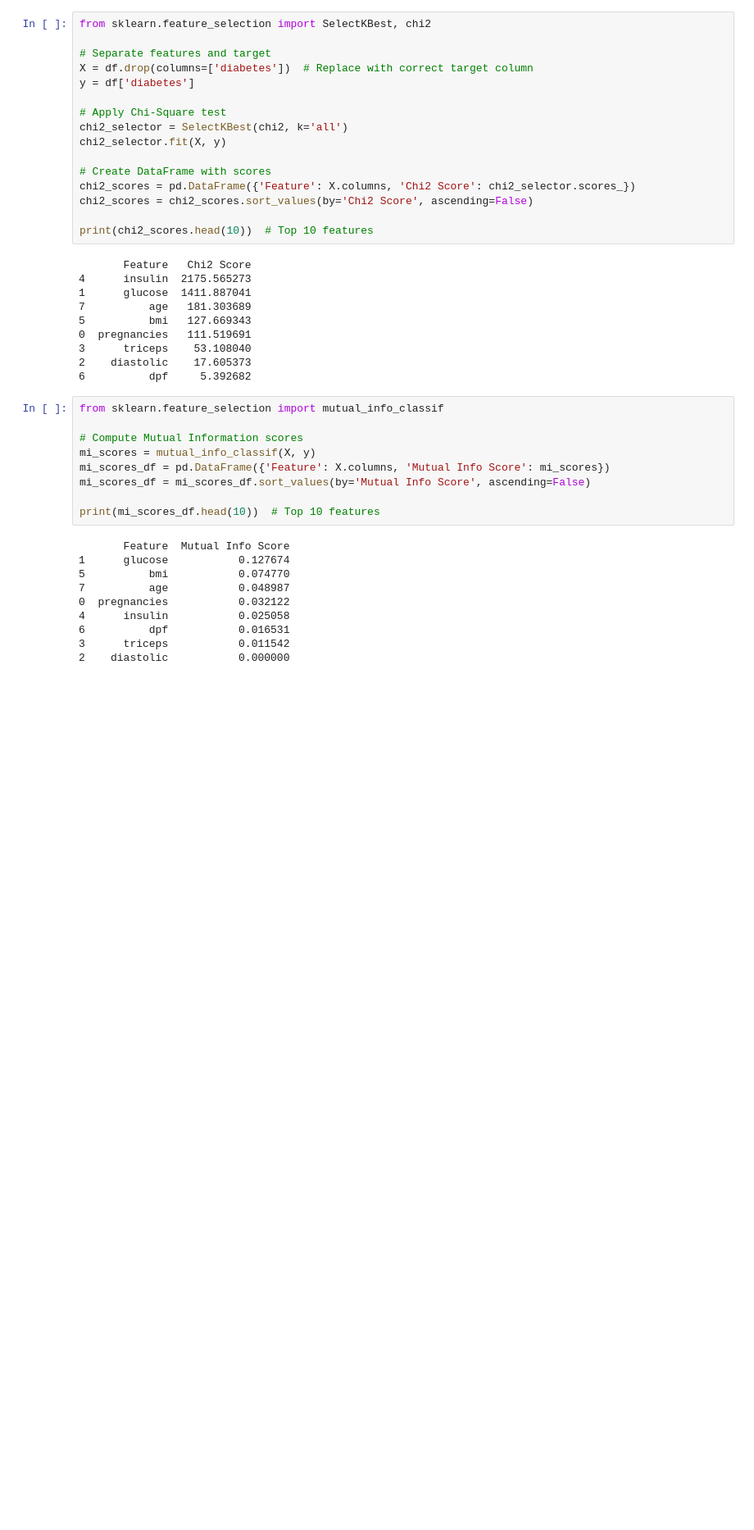
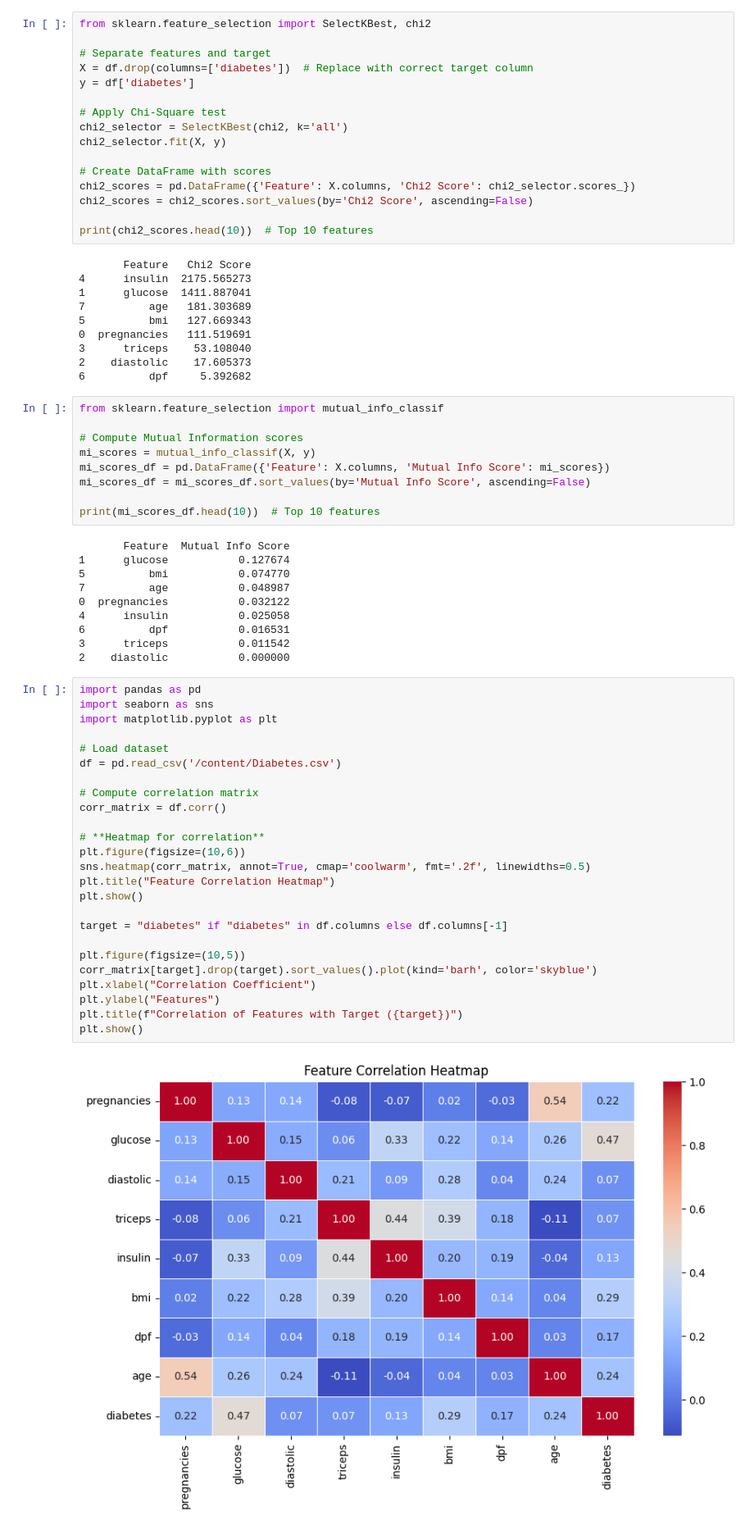
Before and after one commit to tejasmaskar09/Skill, a Jupyter notebook: Skill_7_feature_filter_sel_final.ipynb, the cells around one changed output. Shown at 82% size. Cells and saved outputs as stored; diff of their text form; blank space fills up the shorter version.

```diff
--- a/Skill_7_feature_filter_sel_final.ipynb
+++ b/Skill_7_feature_filter_sel_final.ipynb
@@ -74,3 +74,30 @@ print(mi_scores_df.head(10))  # Top 10 features
 6          dpf           0.016531
 3      triceps           0.011542
 2    diastolic           0.000000
+# %%
+import pandas as pd
+import seaborn as sns
+import matplotlib.pyplot as plt
+
+# Load dataset
+df = pd.read_csv('/content/Diabetes.csv')
+
+# Compute correlation matrix
+corr_matrix = df.corr()
+
+# **Heatmap for correlation**
+plt.figure(figsize=(10,6))
+sns.heatmap(corr_matrix, annot=True, cmap='coolwarm', fmt='.2f', linewidths=0.5)
+plt.title("Feature Correlation Heatmap")
+plt.show()
+
+target = "diabetes" if "diabetes" in df.columns else df.columns[-1]
+
+plt.figure(figsize=(10,5))
+corr_matrix[target].drop(target).sort_values().plot(kind='barh', color='skyblue')
+plt.xlabel("Correlation Coefficient")
+plt.ylabel("Features")
+plt.title(f"Correlation of Features with Target ({target})")
+plt.show()
+# %% [output]
+[figure, added]
```
Also changed, not shown: parts of 1 cell of this notebook.
